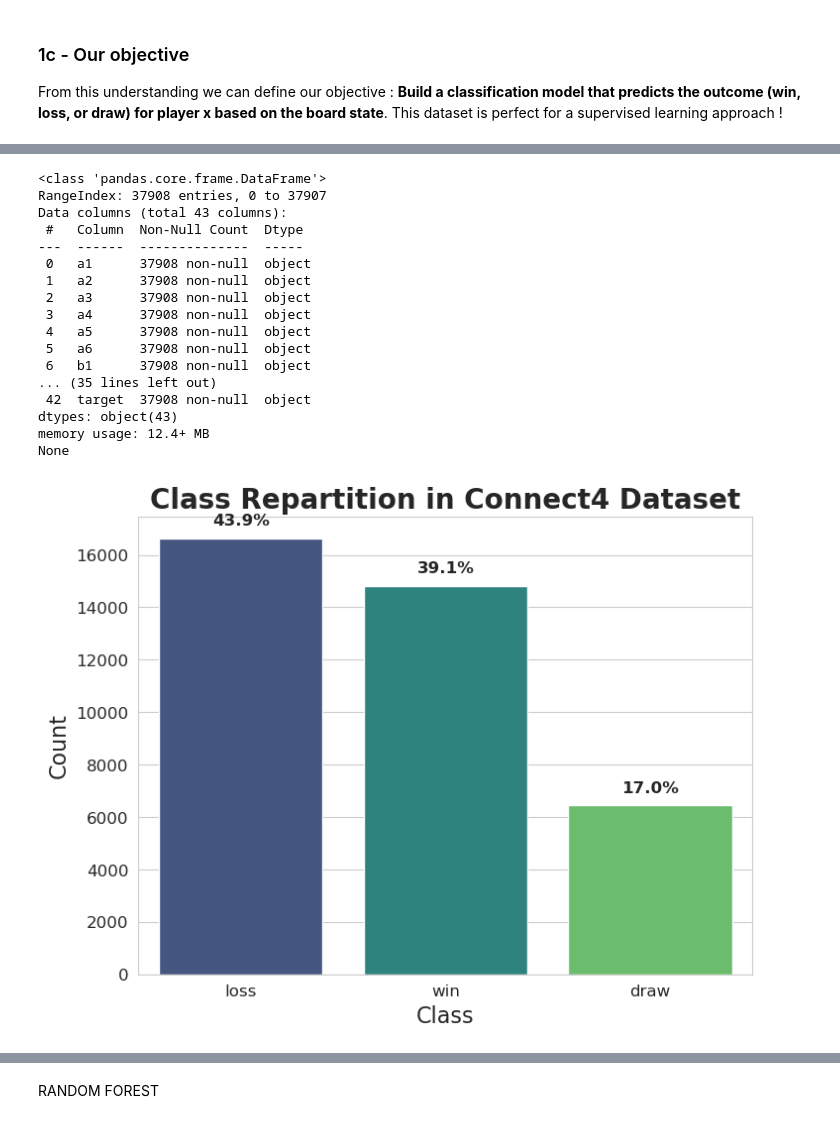
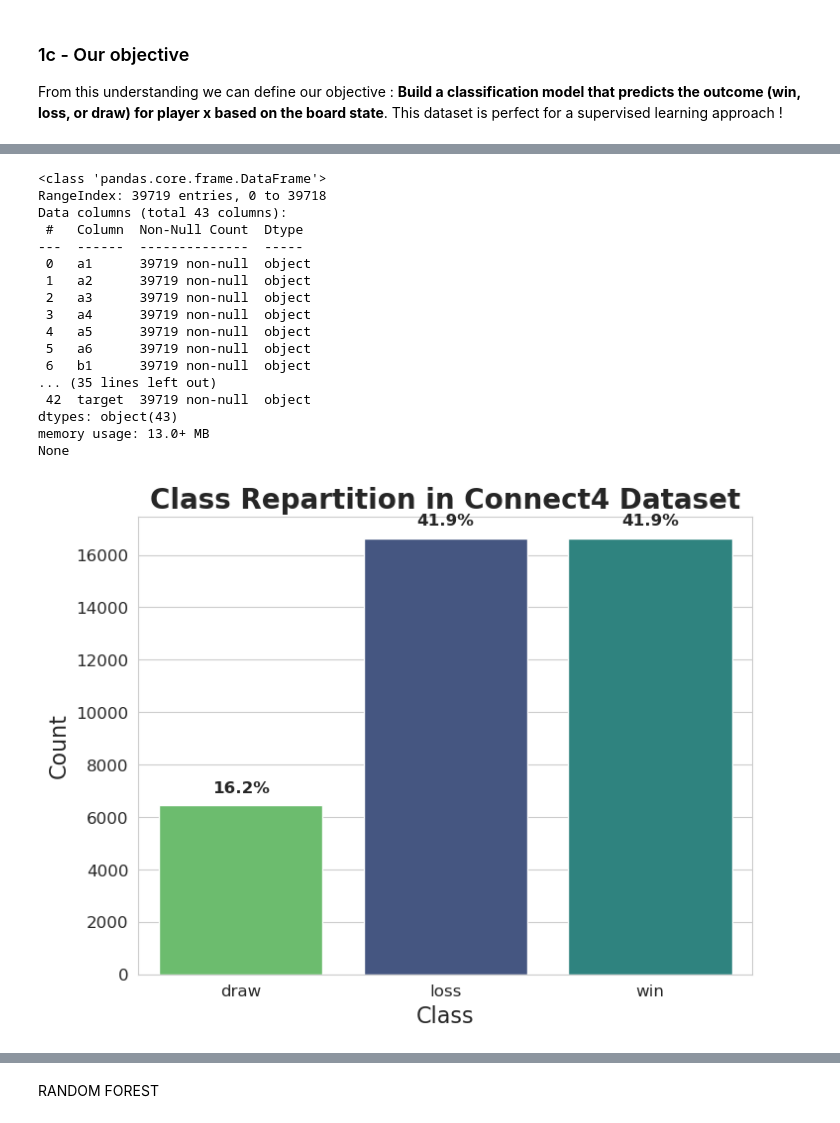
Before and after one commit to ali-hou-supaero/ML_Connect4_Project, a Jupyter notebook: project.ipynb, the cells around one changed output, grey strips where cells are left out. Drawn from its saved outputs; the diff is of its cells as text; code cells hidden in the pictures.

Commit message:
Ajouts de justifications et autre modèles

```diff
--- a/project.ipynb
+++ b/project.ipynb
@@ -128,7 +131,7 @@ visualize_connect4(df, 0)
 # %%
 # Plot class distribution
 plt.figure(figsize=(8, 6))
-ax = sns.countplot(x='target', data=df, palette='viridis', hue='target', dodge=False)
+ax = sns.countplot(x='target', data=df, palette='viridis', hue='target', dodge=False, order=df['target'].value_counts().sort_values().index)
 
 # Title and axis labels
 plt.title('Class Repartition in Connect4 Dataset', fontsize=ftsize_title, fontweight='bold')
@@ -152,4 +155,7 @@ for p in ax.patches:
     )
 
 plt.show()
+
+# Print class counts
+print(df['target'].value_counts())
 # %% [output]
@@ -466,70 +593,67 @@ weighted avg       0.91      0.91      0.91     16890
 # %%
-
-#print(df.info())
-
-# 1. Filtrer les lignes "win"
+# 1. Filter "win" rows
 df_win = df[df["target"] == "win"]
 
-# 2. Garder aléatoirement 1/3 des "win"
-df_win_reduced = df_win.sample(frac=1/3, random_state=42)  # `random_state` pour la reproductibilité
+# 2. Keep 16 635 (same as "loss") of "win" rows randomly
+df_win_reduced = df_win.sample(n=16635, random_state=42)
 
-# 3. Filtrer les autres lignes ("loss" et "draw")
+# 3. Filter other rows ("loss" and "draw")
 df_other = df[df["target"] != "win"]
 
-# 4. Combiner les deux
+# 4. Combine the two
 df_sampled = pd.concat([df_win_reduced, df_other])
 
-# Mélanger les lignes pour éviter un ordre artificiel
+# Shuffle the rows to avoid artificial ordering
 df_sampled = df_sampled.sample(frac=1, random_state=42).reset_index(drop=True)
 
 print(df_sampled.info())
 # %% [output]
 <class 'pandas.core.frame.DataFrame'>
-RangeIndex: 37908 entries, 0 to 37907
+RangeIndex: 39719 entries, 0 to 39718
 Data columns (total 43 columns):
  #   Column  Non-Null Count  Dtype
 ---  ------  --------------  -----
- 0   a1      37908 non-null  object
- 1   a2      37908 non-null  object
- 2   a3      37908 non-null  object
- 3   a4      37908 non-null  object
- 4   a5      37908 non-null  object
- 5   a6      37908 non-null  object
- 6   b1      37908 non-null  object
+ 0   a1      39719 non-null  object
+ 1   a2      39719 non-null  object
+ 2   a3      39719 non-null  object
+ 3   a4      39719 non-null  object
+ 4   a5      39719 non-null  object
+ 5   a6      39719 non-null  object
+ 6   b1      39719 non-null  object
 ... (35 lines left out)
- 42  target  37908 non-null  object
+ 42  target  39719 non-null  object
 dtypes: object(43)
-memory usage: 12.4+ MB
+memory usage: 13.0+ MB
 None
 # %%
-# Plot class distribution
+# Plot class distribution in an ascending order
 plt.figure(figsize=(8, 6))
-ax = sns.countplot(x='target', data=df_sampled, palette='viridis', hue='target', dodge=False)
+ax = sns.countplot(x='target', data=df_sampled, palette='viridis', hue='target', dodge=False, order=df_sampled['target'].value_counts().sort_values().index)
 
 # Title and axis labels
 plt.title('Class Repartition in Connect4 Dataset', fontsize=ftsize_title, fontweight='bold')
 plt.xlabel('Class', fontsize=ftsize_axis)
 plt.ylabel('Count', fontsize=ftsize_axis)
 plt.xticks(fontsize=ftsize_axis-4)
 plt.yticks(fontsize=ftsize_axis-4)
 
 # Annotate each bar with percentage
 total = len(df_sampled)
 for p in ax.patches:
     height = p.get_height()
     percentage = f'{100 * height / total:.1f}%'
     ax.text(
         p.get_x() + p.get_width() / 2,
         height + 500,
         percentage,
         ha='center',
         fontsize=ftsize_axis - 4,
         fontweight='bold'
     )
 
 plt.show()
 # %% [output]
-[figure, old version]
+[figure, new version]
 # %%
 # Encode board positions
 encoder = OneHotEncoder()
```
Also changed, not shown: parts of 39 cells of this notebook, 4 other files.
